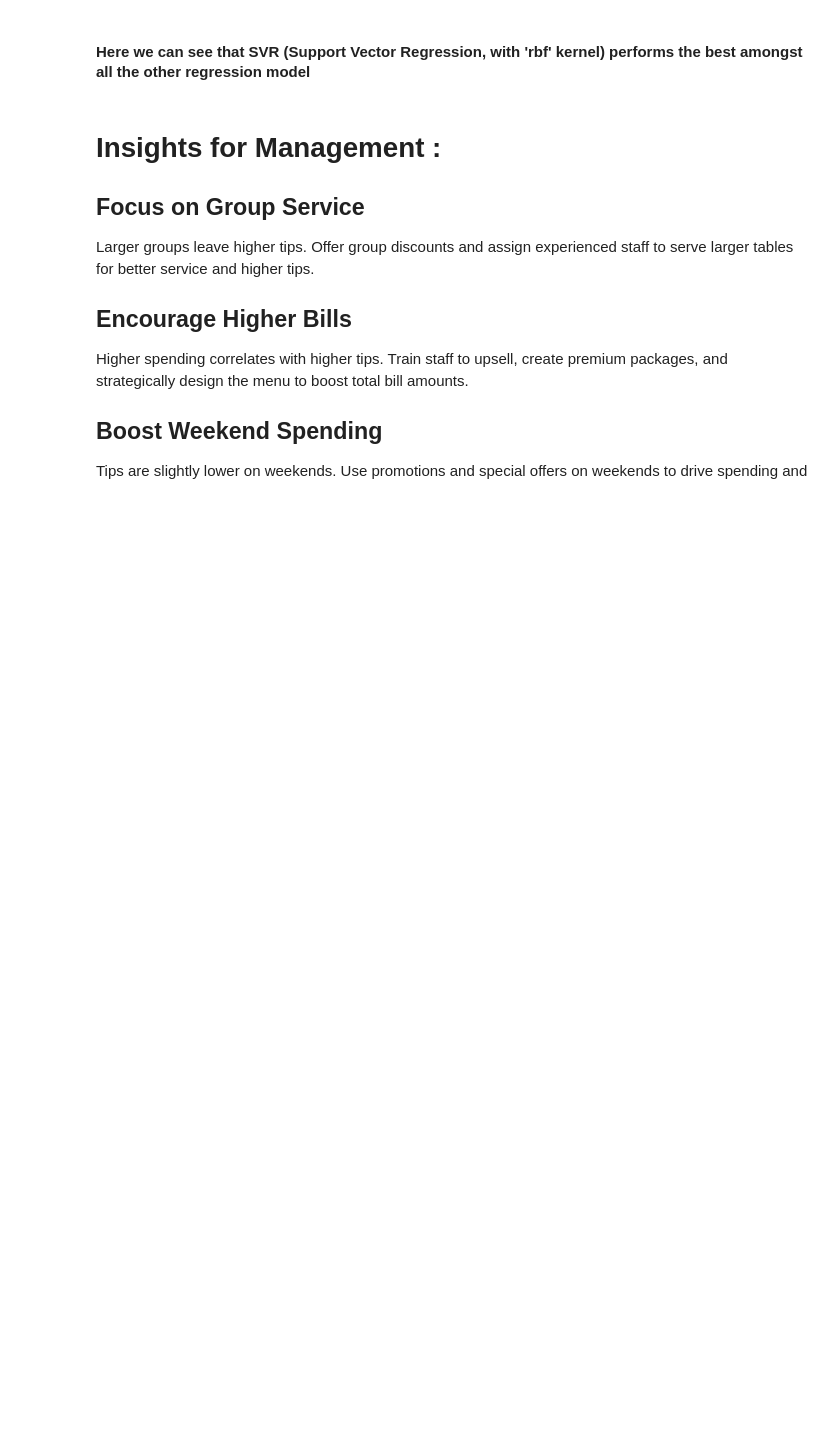
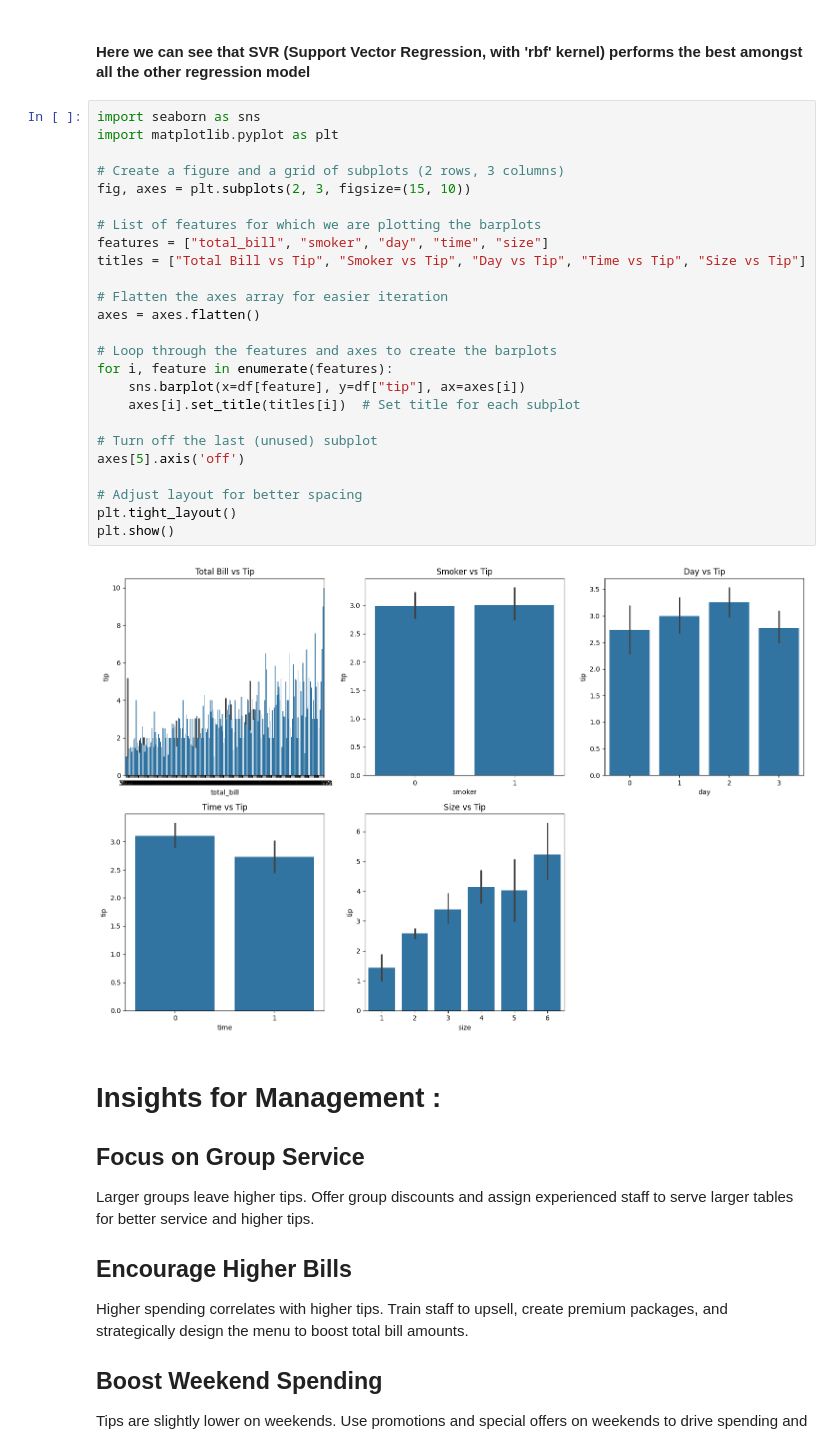
Before and after one commit to BakaPranjal/DAI-101-Assignment, a Jupyter notebook: Assignment-2/DAI-101-Assignment-2-23117067.ipynb, the cells around one changed output. Cells and saved outputs as stored; diff of their text form; blank space fills up the shorter version.

```diff
--- a/Assignment-2/DAI-101-Assignment-2-23117067.ipynb
+++ b/Assignment-2/DAI-101-Assignment-2-23117067.ipynb
@@ -210,5 +216,32 @@ plt.show()
 # %% [markdown]
 #### Here we can see that SVR (Support Vector Regression, with 'rbf' kernel) performs the best amongst all the other regression model
+# %%
+import seaborn as sns
+import matplotlib.pyplot as plt
+
+# Create a figure and a grid of subplots (2 rows, 3 columns)
+fig, axes = plt.subplots(2, 3, figsize=(15, 10))
+
+# List of features for which we are plotting the barplots
+features = ["total_bill", "smoker", "day", "time", "size"]
+titles = ["Total Bill vs Tip", "Smoker vs Tip", "Day vs Tip", "Time vs Tip", "Size vs Tip"]
+
+# Flatten the axes array for easier iteration
+axes = axes.flatten()
+
+# Loop through the features and axes to create the barplots
+for i, feature in enumerate(features):
+    sns.barplot(x=df[feature], y=df["tip"], ax=axes[i])
+    axes[i].set_title(titles[i])  # Set title for each subplot
+
+# Turn off the last (unused) subplot
+axes[5].axis('off')
+
+# Adjust layout for better spacing
+plt.tight_layout()
+plt.show()
+# %% [output]
+[figure, added]
 # %% [markdown]
 # Insights for Management :
 
```
Also changed, not shown: parts of 11 cells of this notebook.
